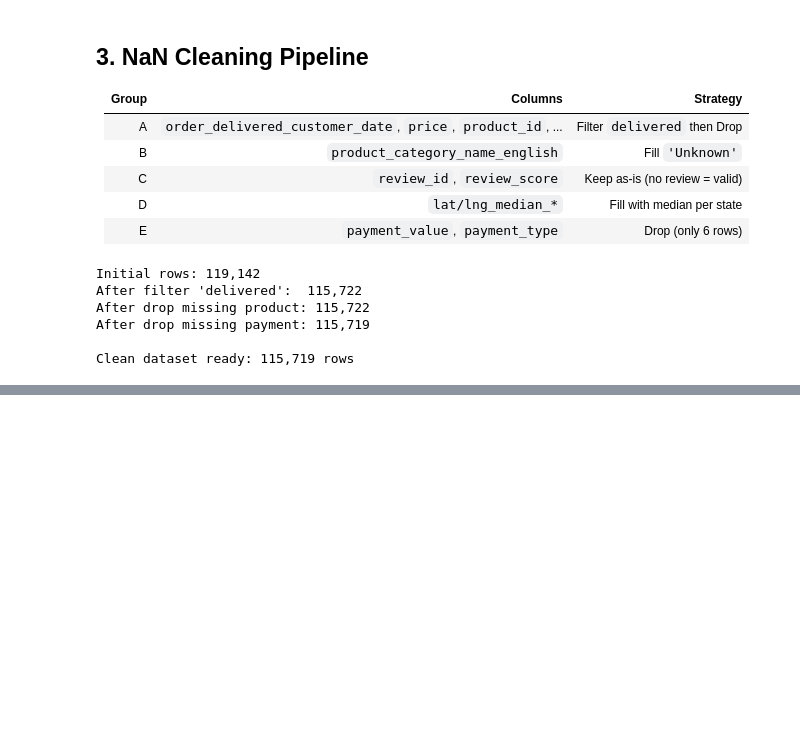
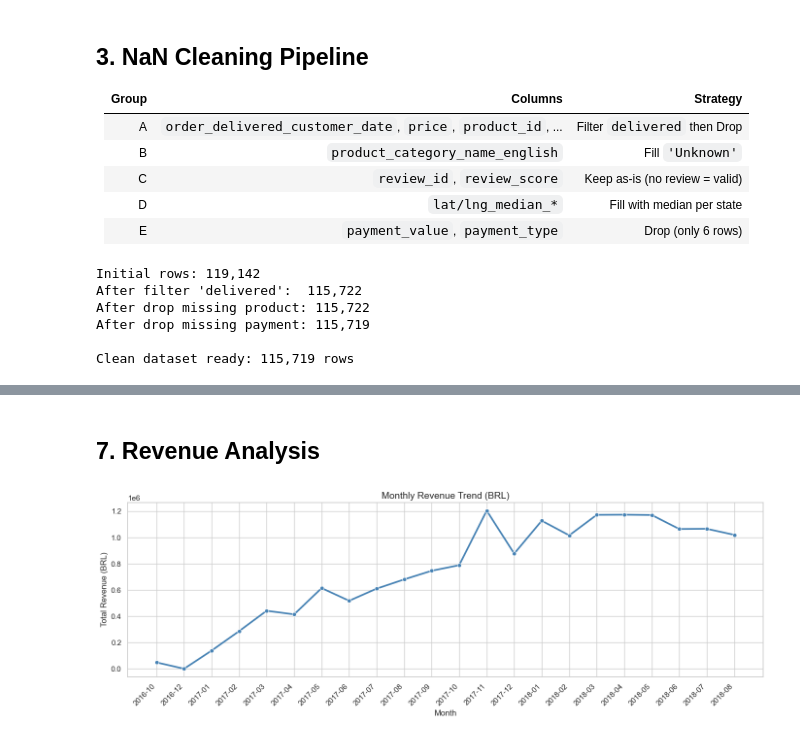
Before and after one commit to AIVIETNAM-AIO-TrangD/Project-1, a Jupyter notebook: notebooks/eda.ipynb, the cells around one changed output, grey strips where cells are left out. Drawn from its saved outputs; the diff is of its cells as text; code cells hidden in the pictures; blank space fills up the shorter version.

```diff
--- a/notebooks/eda.ipynb
+++ b/notebooks/eda.ipynb
@@ -354,0 +303,18 @@ Output: D:\ILPT\Project\AIO-Conquer\Project-1\data\tableau_data
+# %% [markdown]
+## 7. Revenue Analysis
+# %%
+# Monthly revenue trend
+rev_monthly = master.groupby('order_ym')['revenue'].sum().reset_index()
+rev_monthly['order_ym_dt'] = pd.to_datetime(rev_monthly['order_ym'])
+
+plt.figure(figsize=(14, 5))
+sns.lineplot(data=rev_monthly, x='order_ym', y='revenue', marker='o', linewidth=2.5, color='steelblue')
+plt.xticks(rotation=45, ha='right')
+plt.title('Monthly Revenue Trend (BRL)', fontsize=14)
+plt.xlabel('Month')
+plt.ylabel('Total Revenue (BRL)')
+plt.tight_layout()
+plt.savefig(os.path.join(FIGURES_DIR, 'revenue_trend.png'), dpi=100, bbox_inches='tight')
+plt.show()
+# %% [output]
+[figure, added]
```
Also changed, not shown: parts of 42 cells of this notebook.
